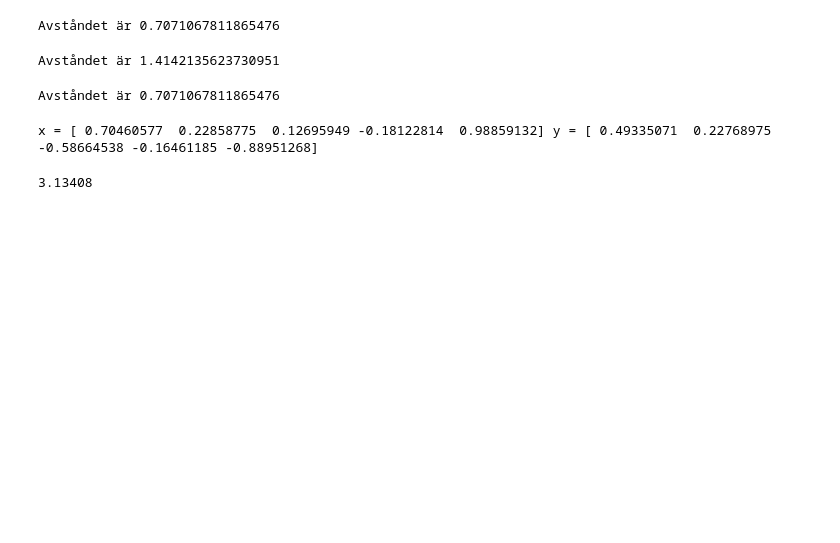
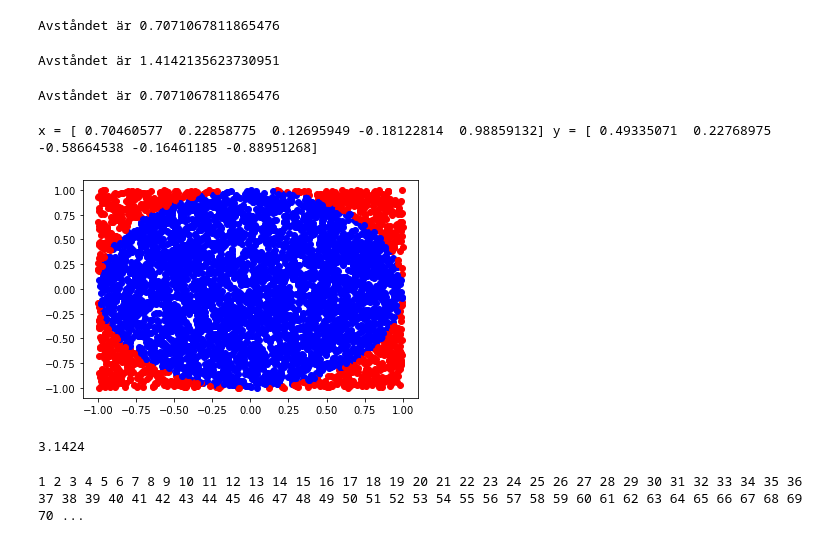
Before and after one commit to OliverBergstrom/Oliver_Bergstrom_TE19D, a Jupyter notebook: Programmering/Laboration1.ipynb, the cells around one changed output. Cells and saved outputs as stored; diff of their text form; code cells hidden in the pictures; blank space fills up the shorter version.

```diff
--- a/Programmering/Laboration1.ipynb
+++ b/Programmering/Laboration1.ipynb
@@ -54,26 +54,32 @@ print(f"x = {x} y = {y}")
 # %% [output]
 x = [ 0.70460577  0.22858775  0.12695949 -0.18122814  0.98859132] y = [ 0.49335071  0.22768975 -0.58664538 -0.16461185 -0.88951268]
 # %%
-# e)
+# e), f), g), h)
 
-import random
-import math
-import numpy as np
+import random # importerar kod som tillåter mig att göra slumpmässiga kommandon
+import math # importerar matterelaterade kommandon
+import numpy as np # importerar kommandon som tillåter mig att göra listor
+import matplotlib.pyplot as plt # importerar komandon som tillåter mig att göra en graf
 
 i = 0 # startvärde för hur många punkter som finns
 
-for j in range(50000): # hur många punkter som skas simulera
-    x = random.uniform(-1,1)
-    y = random.uniform(-1,1)
+for j in range(5000): # hur många punkter som ska simuleras
+    x = random.uniform(-1,1) # simulerar x punkter
+    y = random.uniform(-1,1) # simulerar y punkter
 
     avstånd = np.sqrt(x**2+y**2) # max avståndet en punkt innanför cirkeln kan vara
 
-    #print(avstånd)
-
     if avstånd < 1: # om avståndet är mindre än ett så är punkten innanför cirkeln
         i += 1 # lägger till antalet punkter innanför cirkeln
-k = 4*i/50000
+        plt.plot(x,y,'bo')
+    else:
+        plt.plot(x,y,'ro')
 
-print(k)
+plt.show()
+
+k = 4*i/5000 # antal punkter innanför gånger fyra sen delat på totala antalet punkter simulerade
+
+print(k) # desto mer punkter man simulerar, ju närmare kommer man pi
 # %% [output]
+[figure, added]
-3.13408
+3.1424
@@ -79,0 +88,5 @@ print(k)
+# %%
+for i in range(1,101): # start och slutvärdet i räknaren
+    print(i, end=" ") # skriver ut räknaren och ett mellanslag efter
+# %% [output]
+1 2 3 4 5 6 7 8 9 10 11 12 13 14 15 16 17 18 19 20 21 22 23 24 25 26 27 28 29 30 31 32 33 34 35 36 37 38 39 40 41 42 43 44 45 46 47 48 49 50 51 52 53 54 55 56 57 58 59 60 61 62 63 64 65 66 67 68 69 70 ...
```
Also changed, not shown: parts of 5 cells of this notebook.
